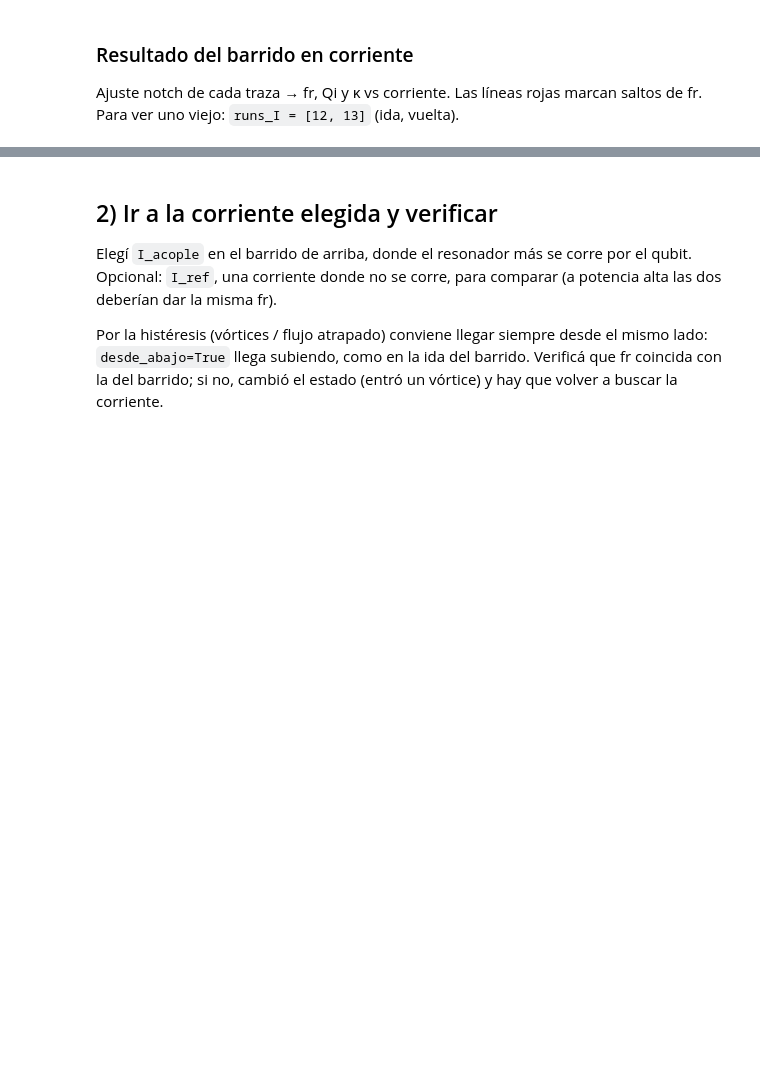
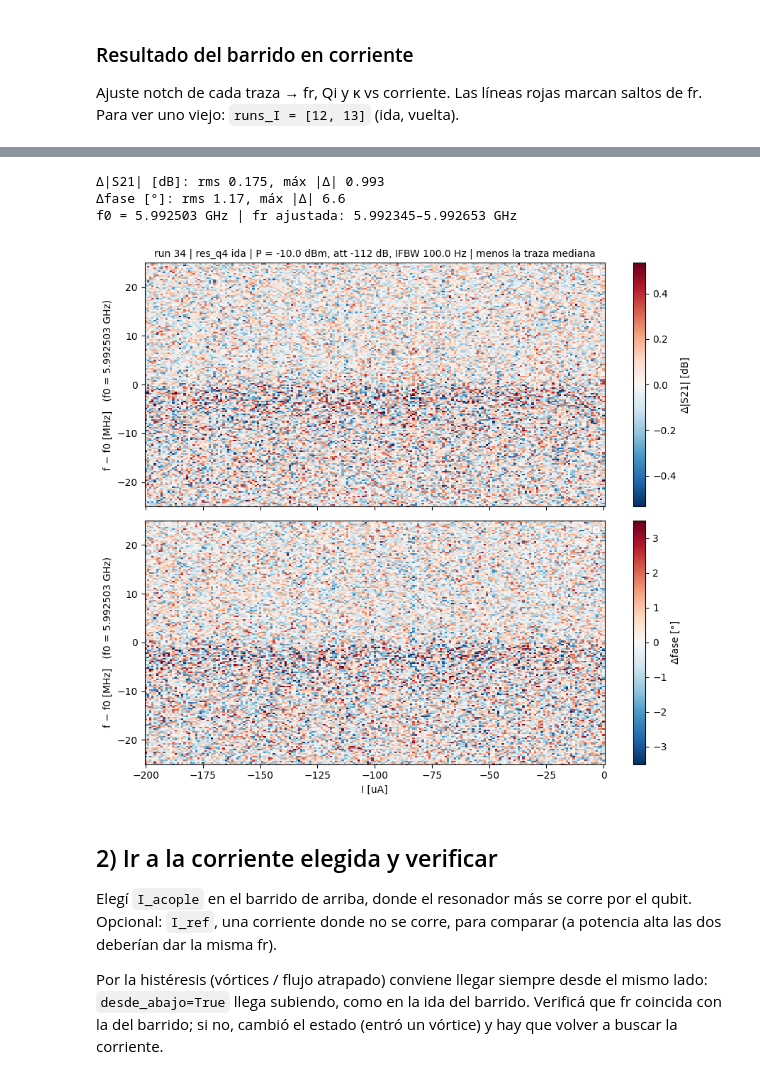
Before and after one commit to ezequiel1611/fluxonium, a Jupyter notebook: notebooks/punch_out.ipynb, the cells around one changed output, grey strips where cells are left out. Saved outputs shown, nothing was run; the diff lists cells and outputs as text; code cells hidden in the pictures; blank space fills up the shorter version.

```diff
--- a/notebooks/punch_out.ipynb
+++ b/notebooks/punch_out.ipynb
@@ -203,3 +201,53 @@ run 2 (vuelta): 201 corrientes | fr 5.991897-5.992697 GHz (rango 8e+05 Hz) | aju
+# %%
+# ---- mapas Δ|S21| y Δfase de un run, menos la traza mediana ----
+# Cada traza se normaliza con el fondo del ajuste notch (retardo eléctrico + fondo complejo lineal).
+# El eje vertical es f − f0, con la MISMA f0 para todas las trazas (no la fr de cada una),
+# así un corrimiento de fr se ve como tal y las líneas extra quedan en su frecuencia real.
+run_mapa = 34
+f0       = None      # Hz, frecuencia común que se resta; None = mediana de las fr ajustadas del run
+ventana  = 25e6      # Hz, medio ancho del eje f − f0 que se muestra
+pct      = 99.5      # percentil para la escala de color (simétrica)
+
+dm = cargar_barrido_corriente(run_mapa)
+Im, fm = dm['I_uA'], dm['f']
+mag = np.full((len(Im), len(fm)), np.nan)
+fas = np.full((len(Im), len(fm)), np.nan)
+frm = np.full(len(Im), np.nan)
+for i in range(len(Im)):
+    try:
+        r = ajustar_notch(fm, dm['Z'][i])
+    except Exception:
+        continue                                   # ajuste fallido: fila en NaN
+    frm[i] = r['fr']
+    mag[i] = np.interp(fm, r['_f'], 20 * np.log10(np.abs(r['_zn'])), left=np.nan, right=np.nan)
+    fas[i] = np.interp(fm, r['_f'], np.degrees(np.unwrap(np.angle(r['_zn']))), left=np.nan, right=np.nan)
+
+f0_usada = np.nanmedian(frm) if f0 is None else f0
+o = np.argsort(Im)
+dmag = (mag - np.nanmedian(mag, axis=0))[o]
+dfas = (fas - np.nanmedian(fas, axis=0))[o]
+y = (fm - f0_usada) / 1e6
+md = dm['metadata']
+fig, axs = plt.subplots(2, 1, figsize=(9, 8), sharex=True)
+for ax, M, lab in ((axs[0], dmag, 'Δ|S21| [dB]'), (axs[1], dfas, 'Δfase [°]')):
+    v = np.nanpercentile(np.abs(M), pct)
+    pc = ax.pcolormesh(Im[o], y, M.T, shading='nearest', cmap='RdBu_r', vmin=-v, vmax=v)
+    fig.colorbar(pc, ax=ax, label=lab)
+    #ax.plot(Im[o], (frm[o] - f0_usada) / 1e6, 'k.', ms=2, label='fr ajustada')
+    ax.set_ylabel(f'f − f0 [MHz]   (f0 = {f0_usada / 1e9:.6f} GHz)')
+    ax.set_ylim(-ventana / 1e6, ventana / 1e6); ax.legend(loc='upper right')
+    print(f"{lab}: rms {np.nanstd(M):.3g}, máx |Δ| {np.nanmax(np.abs(M)):.3g}")
+print(f"f0 = {f0_usada / 1e9:.6f} GHz | fr ajustada: {np.nanmin(frm) / 1e9:.6f}–{np.nanmax(frm) / 1e9:.6f} GHz")
+axs[0].set_title(f"run {run_mapa} | {md.get('resonador', '')} {md.get('sentido', '')} | "
+                 f"P = {md.get('pow_vna')} dBm, att {md.get('att_vna')} dB, IFBW {md.get('bw_vna')} Hz | menos la traza mediana",
+                 fontsize=10)
+axs[1].set_xlabel('I [uA]')
+fig.tight_layout(); plt.show()
+# %% [output]
+Δ|S21| [dB]: rms 0.175, máx |Δ| 0.993
+Δfase [°]: rms 1.17, máx |Δ| 6.6
+f0 = 5.992503 GHz | fr ajustada: 5.992345–5.992653 GHz
+[figure, added]
 # %% [markdown]
 ## 2) Ir a la corriente elegida y verificar
 Elegí `I_acople` en el barrido de arriba, donde el resonador más se corre por el qubit.
```
Also changed, not shown: parts of 7 cells of this notebook, 23 other files.
